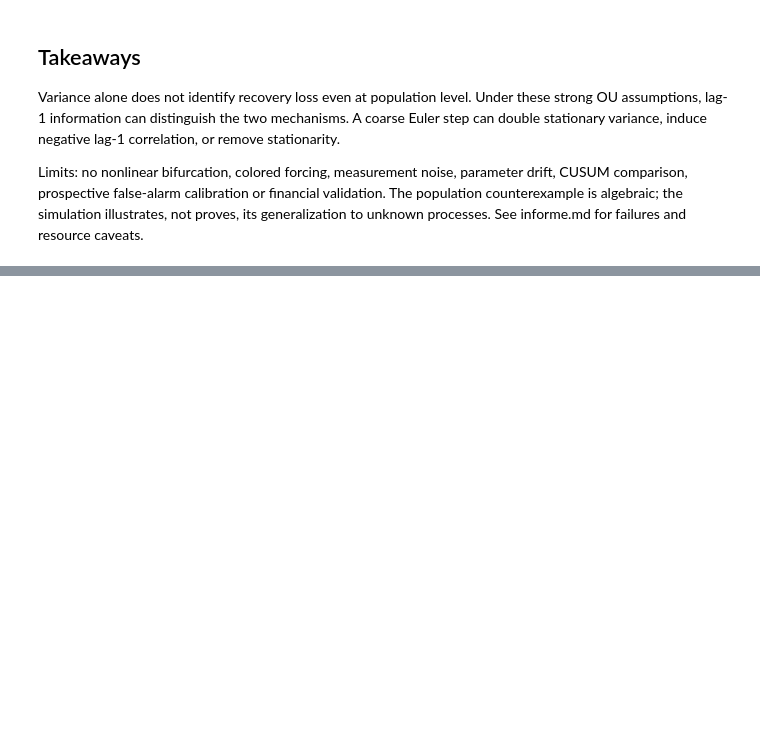
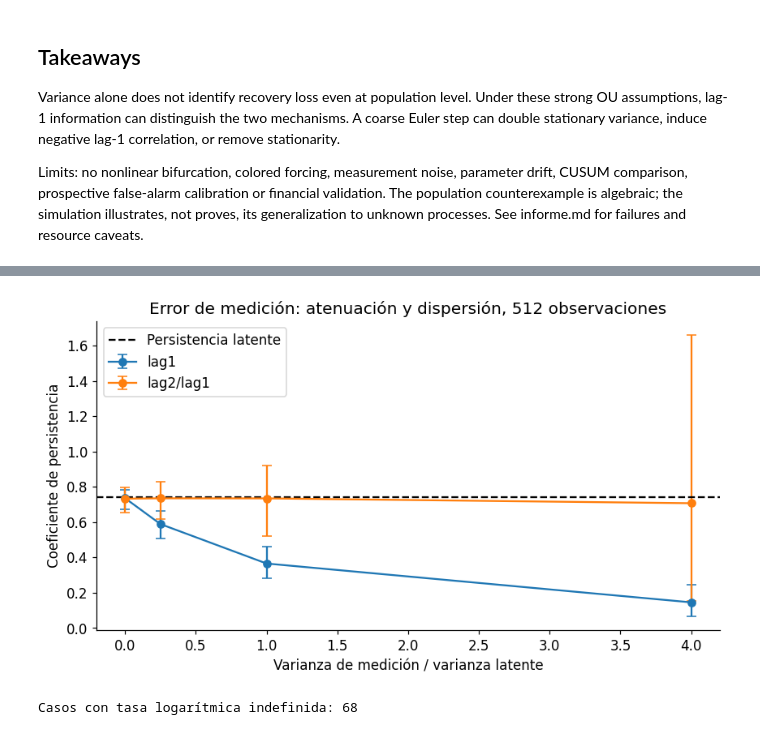
Before and after one commit to Jose85100/Portafolio, a Jupyter notebook: 02-mathematics-statistics-and-quant/advanced-research/01-stochastic-critical-transitions/notebook.ipynb, the cells around one changed output, grey strips where cells are left out. Drawn from its saved outputs; the diff is of its cells as text; code cells hidden in the pictures; blank space fills up the shorter version.

```diff
--- a/02-mathematics-statistics-and-quant/advanced-research/01-stochastic-critical-transitions/notebook.ipynb
+++ b/02-mathematics-statistics-and-quant/advanced-research/01-stochastic-critical-transitions/notebook.ipynb
@@ -88,0 +98,29 @@ Limits: no nonlinear bifurcation, colored forcing, measurement noise, parameter
+# %%
+import numpy as np
+import pandas as pd
+import matplotlib.pyplot as plt
+plt.rcParams.update({'figure.figsize': (9, 4.5), 'font.size': 11, 'axes.spines.top': False, 'axes.spines.right': False})
+from src.ou import simulate, diagnostics
+rng = np.random.default_rng(20261018)
+true_kappa, dt, observations, replicates = .3, 1., 512, 300
+transition = exact_transition(true_kappa, 1., dt)
+latent = simulate(transition, rng.normal(size=(replicates, observations)), stationary=True)
+noise_draws = rng.normal(size=latent.shape)
+V = stationary_variance(transition)
+noise_rows = []
+for ratio in [0., .25, 1., 4.]:
+    observed = latent + np.sqrt(ratio*V)*noise_draws
+    g0 = np.mean(observed**2, axis=1)
+    g1 = np.mean(observed[:, 1:]*observed[:, :-1], axis=1)
+    g2 = np.mean(observed[:, 2:]*observed[:, :-2], axis=1)
+    for name, estimates, oracle in [('lag1',g1/g0,transition.phi/(1+ratio)),
+                                    ('lag2/lag1',g2/g1,transition.phi)]:
+        valid = (estimates>0)&(estimates<1)
+        noise_rows.append(dict(noise_to_signal=ratio, estimator=name,
+            population_phi=oracle, median_phi=np.median(estimates),
+            q025=np.quantile(estimates,.025),q975=np.quantile(estimates,.975),
+            undefined_rate=int((~valid).sum()),
+            median_kappa_valid_only=np.median(-np.log(estimates[valid])/dt)))
+noise_table=pd.DataFrame(noise_rows)
+display(noise_table.round(4))
+assert np.allclose(noise_table.query("estimator == 'lag2/lag1'").population_phi,transition.phi)
@@ -88,0 +140,12 @@ Limits: no nonlinear bifurcation, colored forcing, measurement noise, parameter
+# %%
+fig, ax=plt.subplots()
+for name, group in noise_table.groupby('estimator',sort=False):
+    ax.errorbar(group.noise_to_signal,group.median_phi,
+        yerr=[group.median_phi-group.q025,group.q975-group.median_phi],fmt='o-',capsize=4,label=name)
+ax.axhline(transition.phi,color='black',linestyle='--',label='Persistencia latente')
+ax.set(xlabel='Varianza de medición / varianza latente',ylabel='Coeficiente de persistencia',title='Error de medición: atenuación y dispersión, 512 observaciones')
+ax.legend(); plt.show()
+print('Casos con tasa logarítmica indefinida:',int(noise_table.undefined_rate.sum()))
+# %% [output]
+[figure, added]
+Casos con tasa logarítmica indefinida: 68
```
Also changed, not shown: parts of 8 cells of this notebook, 6 other files.
